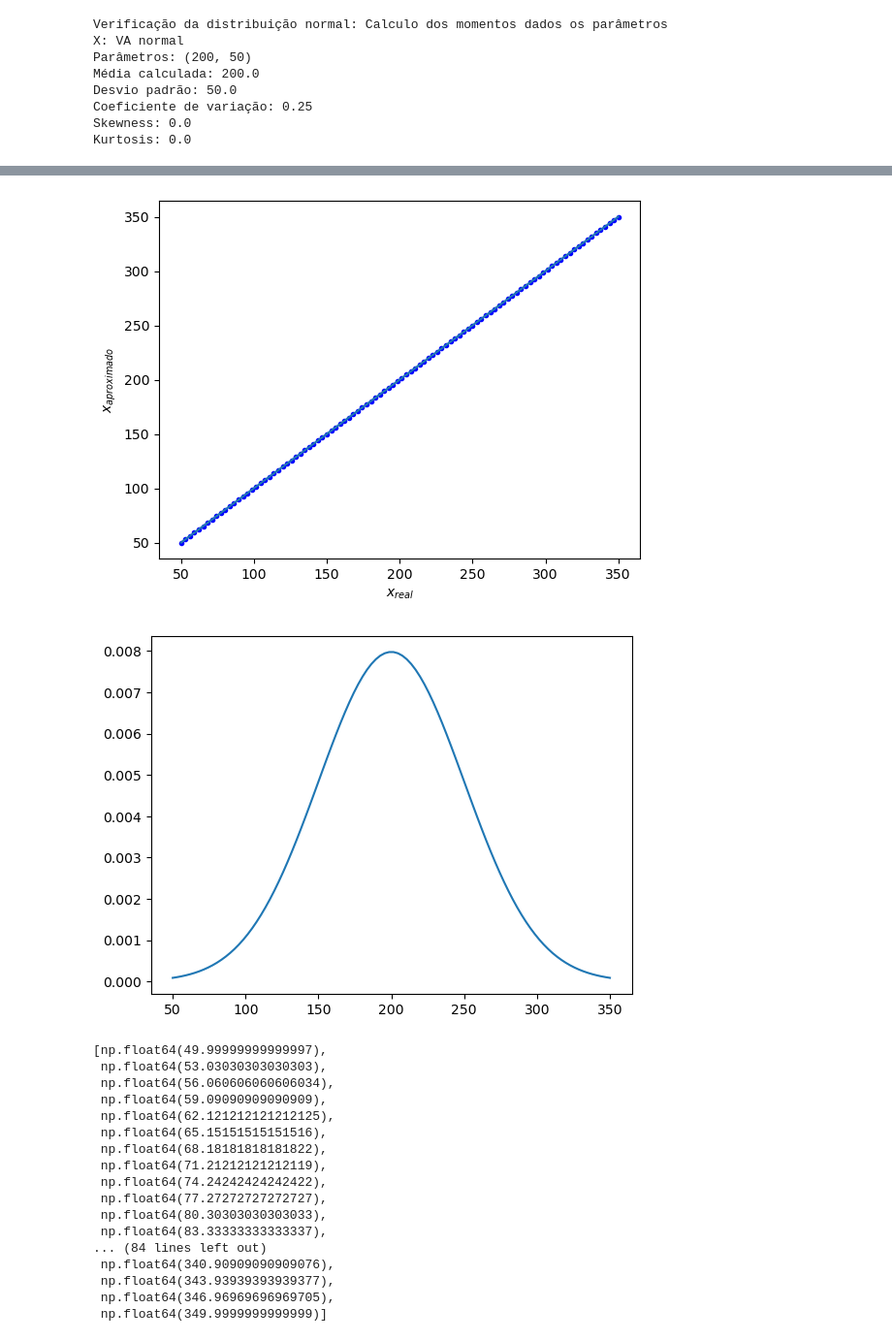
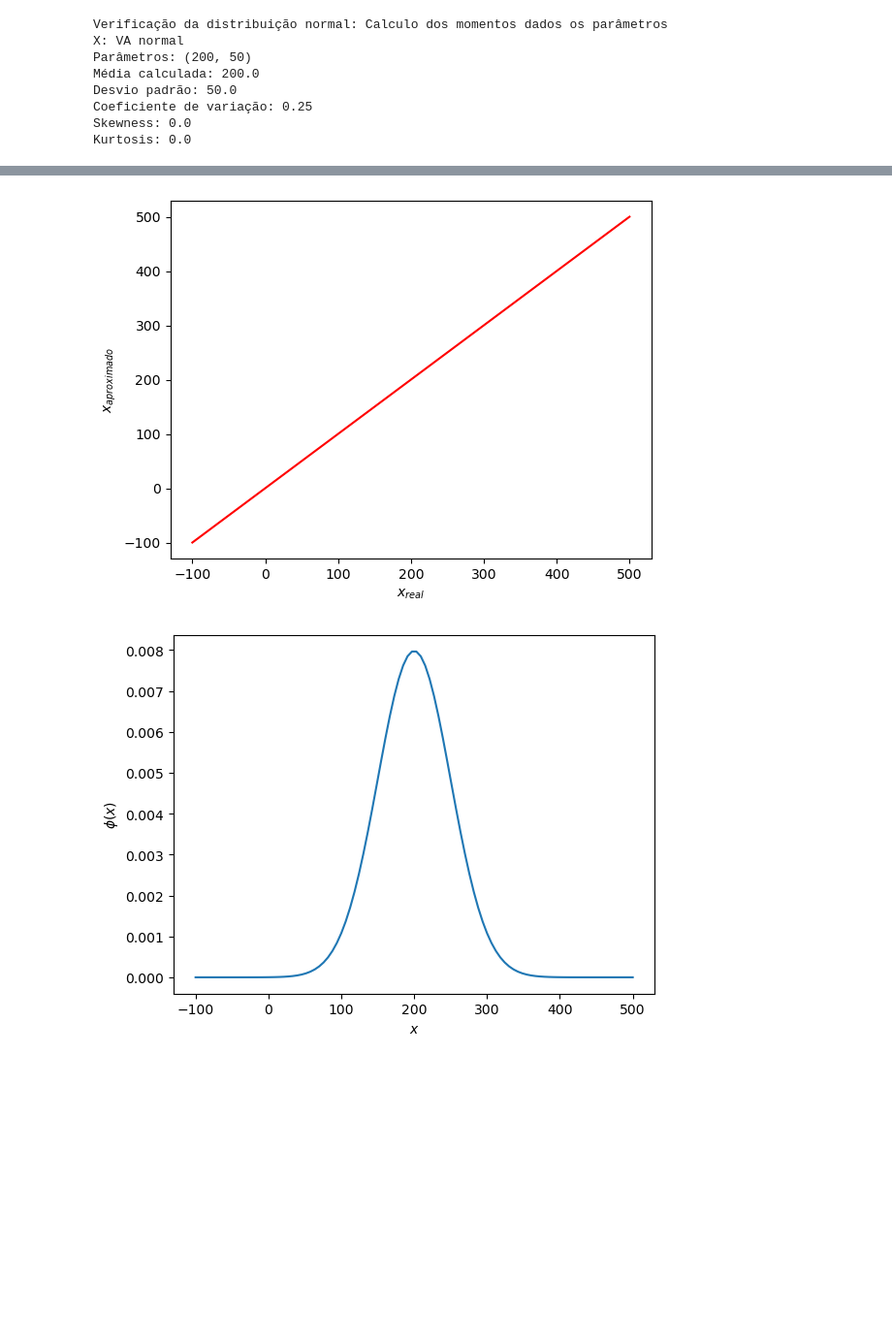
Before and after one commit to Gabrielsssilverio/Confiabilidade, a Jupyter notebook: Lista_tarefas.ipynb, the cells around one changed output, grey strips where cells are left out. Shown at 97% size. Cells and saved outputs as stored; diff of their text form; code cells hidden in the pictures; blank space fills up the shorter version.

```diff
--- a/Lista_tarefas.ipynb
+++ b/Lista_tarefas.ipynb
@@ -258,50 +257,30 @@ Uma vez calculados os parâmetros, agora vamos vamos plotar os resultados $x_{ap
 # %%
-# Teste da inversa e CDF, utilizando 3 desvios padrão a partir da média no caso de distribuição normal
-from matplotlib.pyplot import plot
+import matplotlib.pyplot as plt
 
-
-x_min = media_dada - (3 * sigma_dado)
-x_max = media_dada + (3 * sigma_dado)
+x_min = media_dada - (6 * sigma_dado)
+x_max = media_dada + (6 * sigma_dado)
 x_real = np.linspace(x_min, x_max, 100)
 
 x_aproximado = []
 pdf = []
 for x in x_real:
     p = X_normal.CDF(x)
     pdf_calc = X_normal.PDF(x)
     x_calc = X_normal.InversaCDF(p)
     x_aproximado.append(x_calc)
     pdf.append(pdf_calc)
 
 # Gráfico do valor aproximado x valor real
-plt.plot(x_real, x_aproximado, 'b.', alpha=1)
-plt.plot(x_real, x_real)
+plt.plot(x_real, x_aproximado, 'r')
 plt.xlabel('$x_{real}$')
 plt.ylabel('$x_{aproximado}$')
 plt.show()
+
+# Plotar função PDF
 plt.plot(x_real, pdf)
+plt.xlabel('$x$')
+plt.ylabel('$\\phi(x)$')
 plt.show()
-# plt.plot(r_teste[0], r_teste[1])
-np.shape(x_aproximado)
-
-x_aproximado
 # %% [output]
-[figure, old version]
+[figure, new version]
-[figure, old version]
+[figure, new version]
-[np.float64(49.99999999999997),
- np.float64(53.03030303030303),
- np.float64(56.060606060606034),
- np.float64(59.09090909090909),
- np.float64(62.121212121212125),
- np.float64(65.15151515151516),
- np.float64(68.18181818181822),
- np.float64(71.21212121212119),
- np.float64(74.24242424242422),
- np.float64(77.27272727272727),
- np.float64(80.30303030303033),
- np.float64(83.33333333333337),
-... (84 lines left out)
- np.float64(340.90909090909076),
- np.float64(343.93939393939377),
- np.float64(346.96969696969705),
- np.float64(349.9999999999999)]
```
Also changed, not shown: parts of 14 cells of this notebook.
